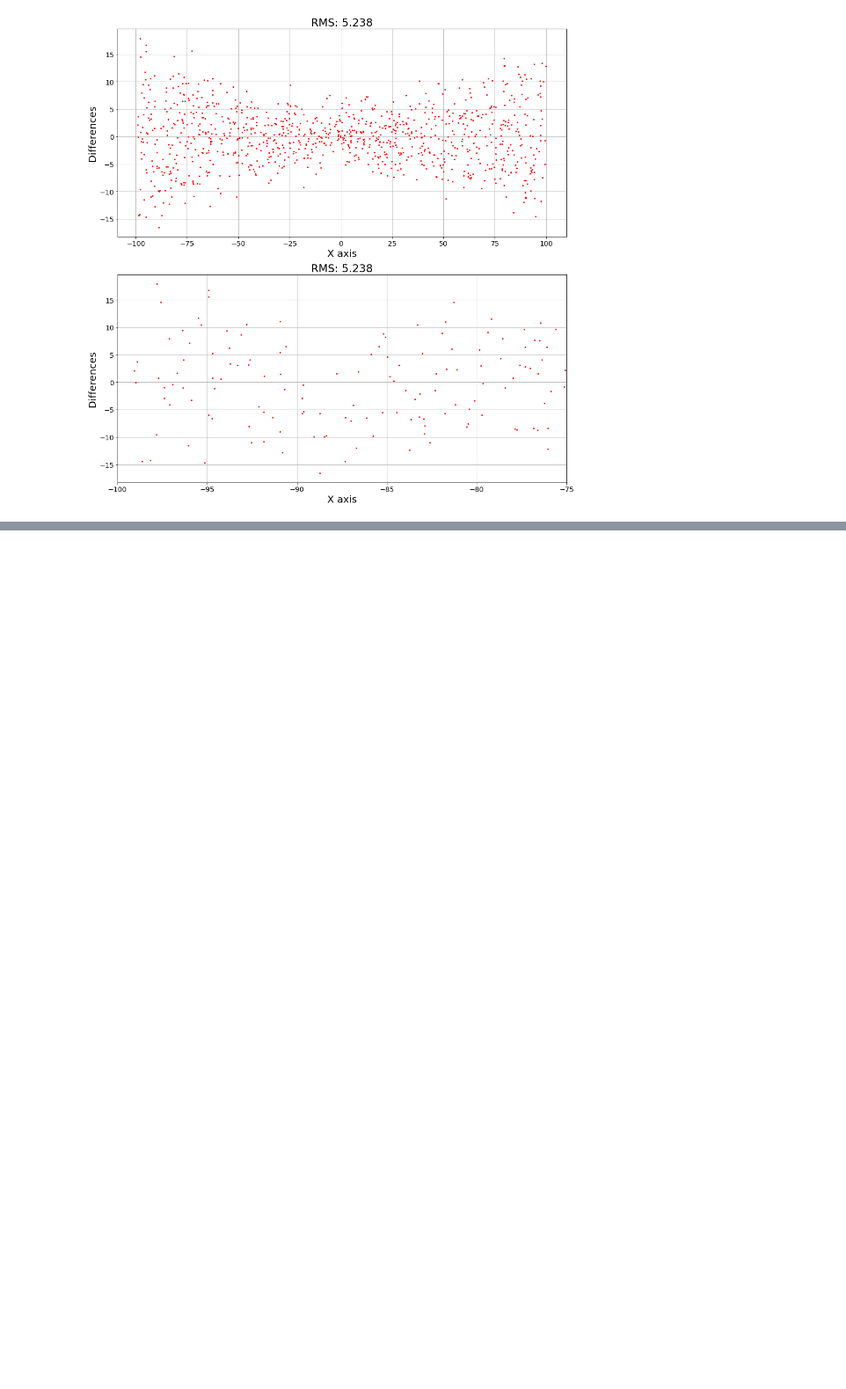
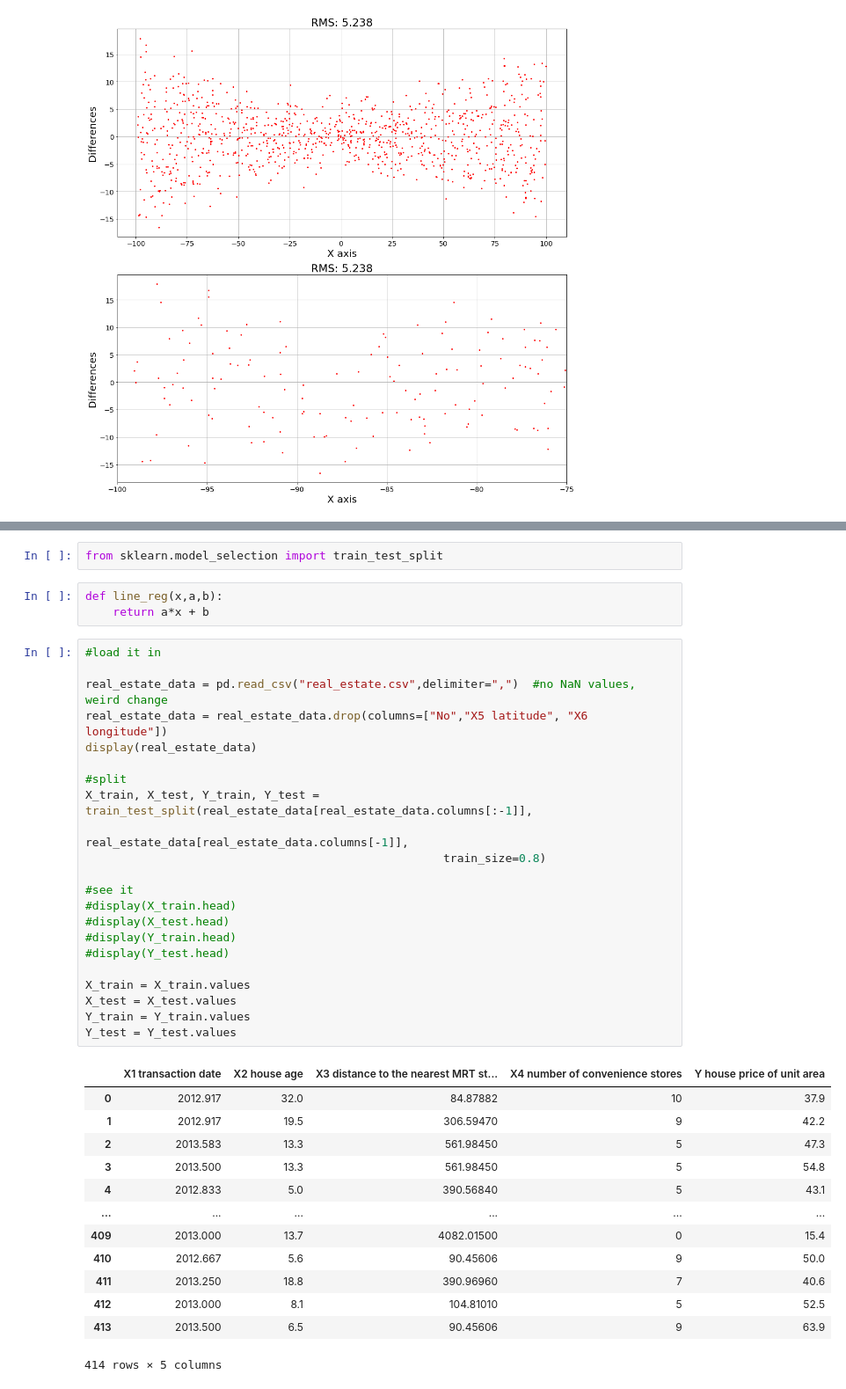
Before and after one commit to AdamGTaylor/DataMining_2021, a Jupyter notebook: hw4/HW_04.ipynb, the cells around one changed output, grey strips where cells are left out. Shown at 88% size. Drawn from its saved outputs; the diff is of its cells as text; blank space fills up the shorter version.

```diff
--- a/hw4/HW_04.ipynb
+++ b/hw4/HW_04.ipynb
@@ -352,0 +362,41 @@ fit a linear regression model to predict the unit price using sklearn
+# %%
+from sklearn.model_selection import train_test_split
+# %%
+def line_reg(x,a,b):
+    return a*x + b
+# %%
+#load it in
+
+real_estate_data = pd.read_csv("real_estate.csv",delimiter=",")  #no NaN values, weird change
+real_estate_data = real_estate_data.drop(columns=["No","X5 latitude", "X6 longitude"])
+display(real_estate_data)
+
+#split
+X_train, X_test, Y_train, Y_test = train_test_split(real_estate_data[real_estate_data.columns[:-1]],
+                                                    real_estate_data[real_estate_data.columns[-1]],
+                                                    train_size=0.8)
+
+#see it
+#display(X_train.head)
+#display(X_test.head)
+#display(Y_train.head)
+#display(Y_test.head)
+
+X_train = X_train.values
+X_test = X_test.values
+Y_train = Y_train.values
+Y_test = Y_test.values
+# %% [output]
+|  | X1 transaction date | X2 house age | X3 distance to the nearest MRT st... | X4 number of convenience stores | Y house price of unit area |
+| 0 | 2012.917 | 32.0 | 84.87882 | 10 | 37.9 |
+| 1 | 2012.917 | 19.5 | 306.59470 | 9 | 42.2 |
+| 2 | 2013.583 | 13.3 | 561.98450 | 5 | 47.3 |
+| 3 | 2013.500 | 13.3 | 561.98450 | 5 | 54.8 |
+| 4 | 2012.833 | 5.0 | 390.56840 | 5 | 43.1 |
+| ... | ... | ... | ... | ... | ... |
+| 409 | 2013.000 | 13.7 | 4082.01500 | 0 | 15.4 |
+| 410 | 2012.667 | 5.6 | 90.45606 | 9 | 50.0 |
+| 411 | 2013.250 | 18.8 | 390.96960 | 7 | 40.6 |
+| 412 | 2013.000 | 8.1 | 104.81010 | 5 | 52.5 |
+| 413 | 2013.500 | 6.5 | 90.45606 | 9 | 63.9 |
+414 rows × 5 columns
```
Also changed, not shown: parts of 10 cells of this notebook.
